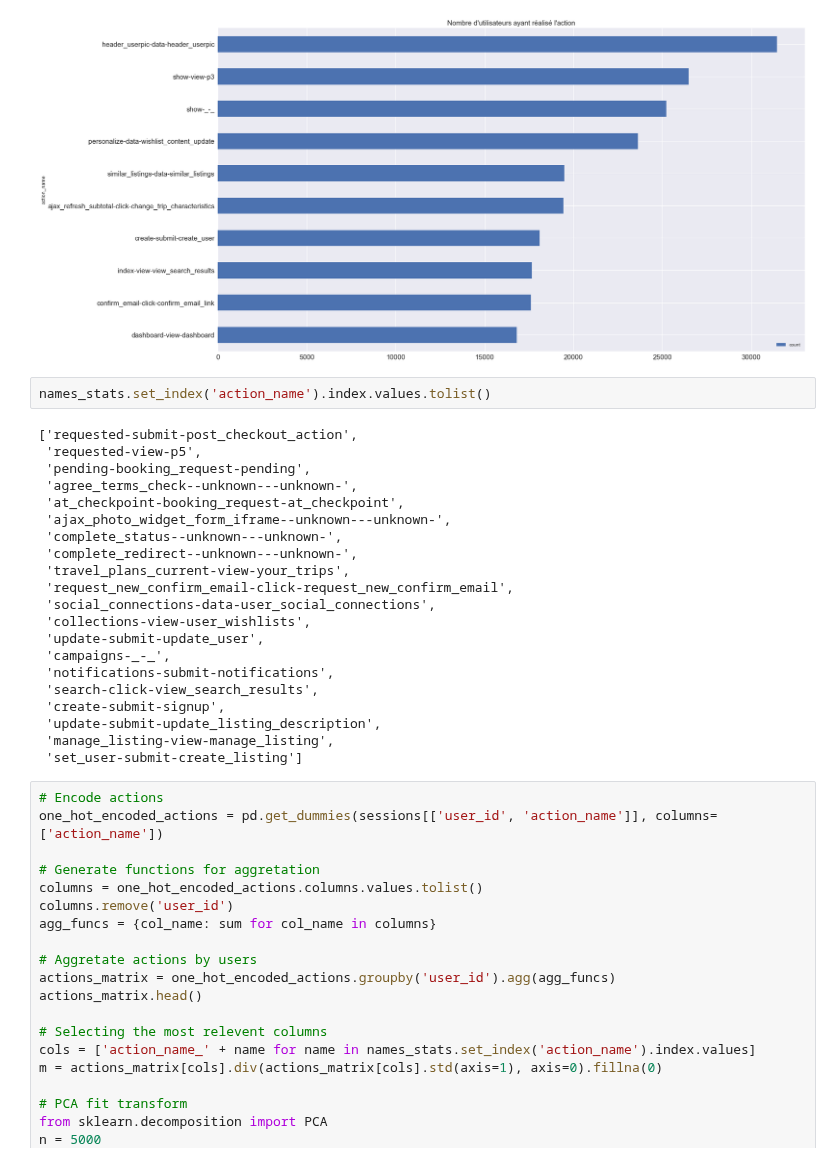
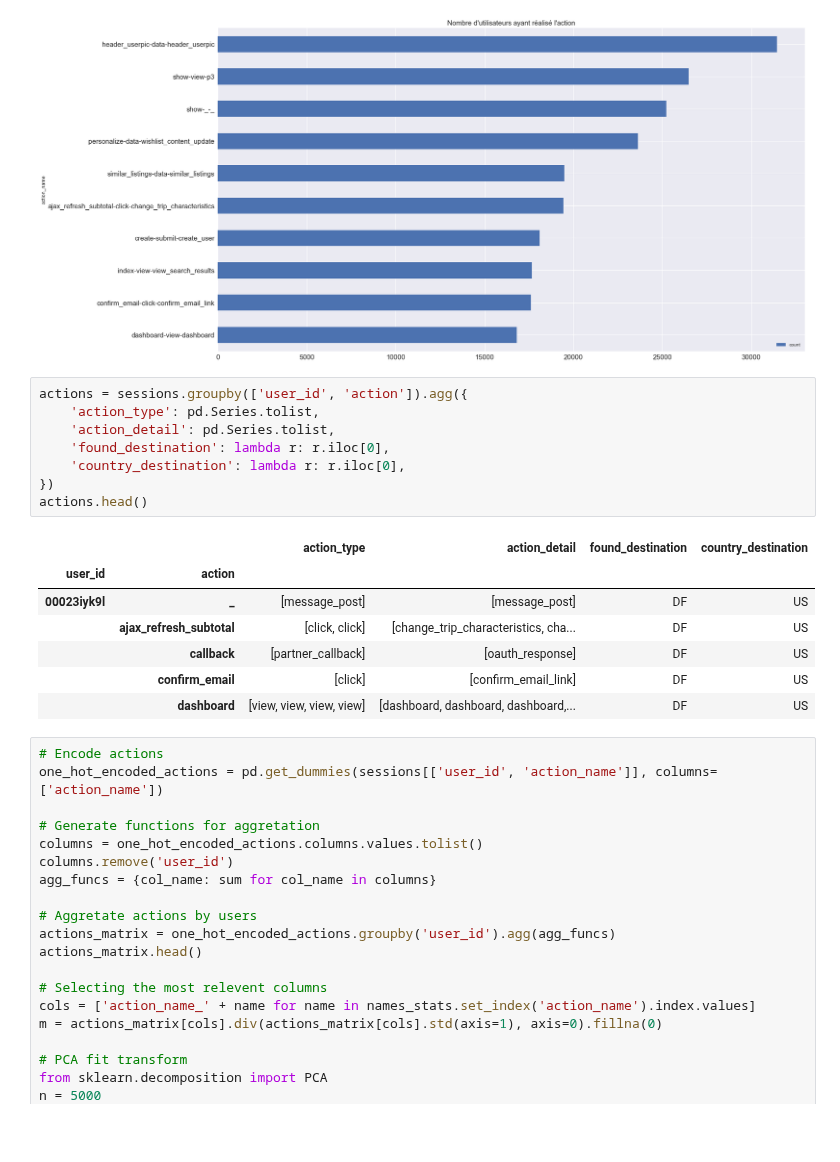
Before and after one commit to vesran/BookerGuess, a Jupyter notebook: _3_analyse_des_sessions.ipynb, the cells around one changed output. Drawn from its saved outputs; the diff is of its cells as text; blank space fills up the shorter version.

```diff
--- a/_3_analyse_des_sessions.ipynb
+++ b/_3_analyse_des_sessions.ipynb
@@ -179,29 +169,22 @@ ax = action_names_stats.sort_values(by='count').tail(10).plot.barh(x='action_nam
 _ = ax.set_title("Nombre d'utilisateurs ayant réalisé l'action", fontsize=15)
 # %% [output]
 [figure]
-# %%
-names_stats.set_index('action_name').index.values.tolist()
-# %% [output]
-['requested-submit-post_checkout_action',
- 'requested-view-p5',
- 'pending-booking_request-pending',
- 'agree_terms_check--unknown---unknown-',
- 'at_checkpoint-booking_request-at_checkpoint',
- 'ajax_photo_widget_form_iframe--unknown---unknown-',
- 'complete_status--unknown---unknown-',
- 'complete_redirect--unknown---unknown-',
- 'travel_plans_current-view-your_trips',
- 'request_new_confirm_email-click-request_new_confirm_email',
- 'social_connections-data-user_social_connections',
- 'collections-view-user_wishlists',
- 'update-submit-update_user',
- 'campaigns-_-_',
- 'notifications-submit-notifications',
- 'search-click-view_search_results',
- 'create-submit-signup',
- 'update-submit-update_listing_description',
- 'manage_listing-view-manage_listing',
- 'set_user-submit-create_listing']
+# %%
+actions = sessions.groupby(['user_id', 'action']).agg({
+    'action_type': pd.Series.tolist,
+    'action_detail': pd.Series.tolist,
+    'found_destination': lambda r: r.iloc[0],
+    'country_destination': lambda r: r.iloc[0],
+})
+actions.head()
+# %% [output]
+|  |  | action_type | action_detail | found_destination | country_destination |
+| user_id | action |  |  |  |  |
+| 00023iyk9l | _ | [message_post] | [message_post] | DF | US |
+|  | ajax_refresh_subtotal | [click, click] | [change_trip_characteristics, cha... | DF | US |
+|  | callback | [partner_callback] | [oauth_response] | DF | US |
+|  | confirm_email | [click] | [confirm_email_link] | DF | US |
+|  | dashboard | [view, view, view, view] | [dashboard, dashboard, dashboard,... | DF | US |
 # %%
 # Encode actions
 one_hot_encoded_actions = pd.get_dummies(sessions[['user_id', 'action_name']], columns=['action_name'])
```
Also changed, not shown: parts of 9 cells of this notebook, 1 other file.
